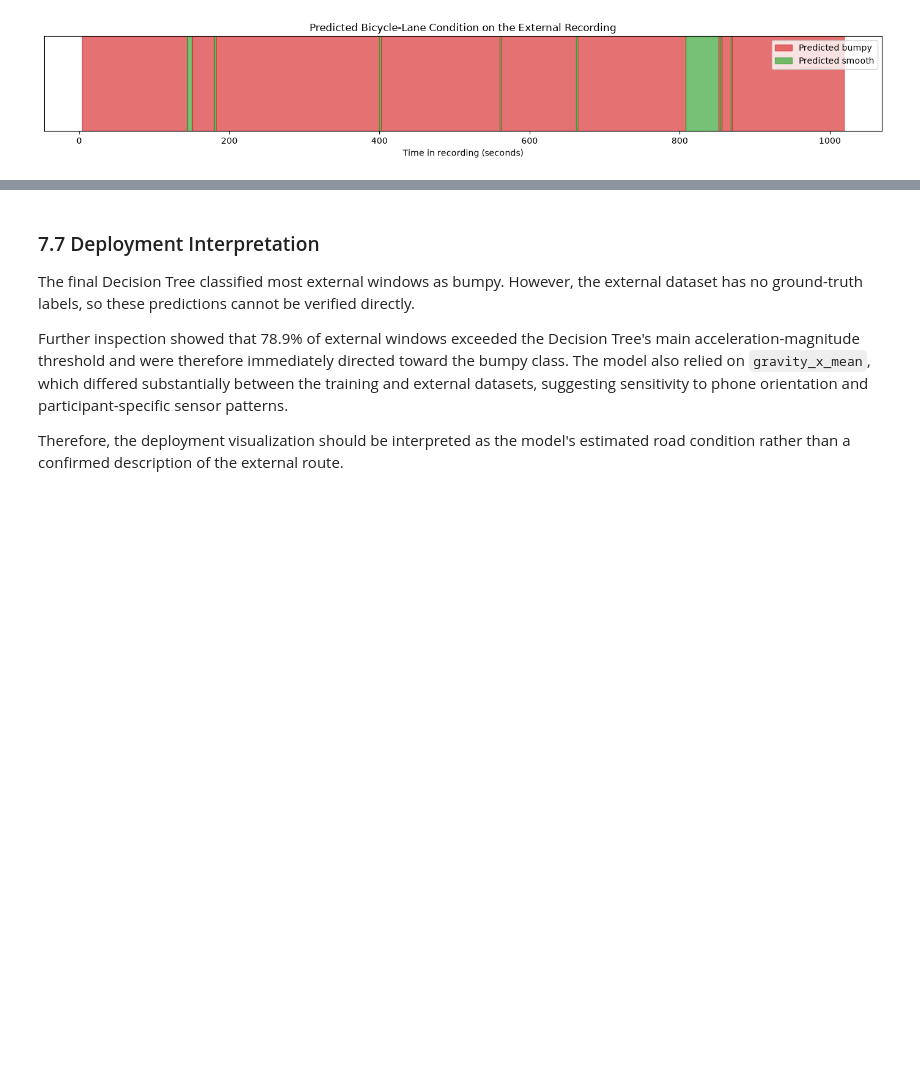
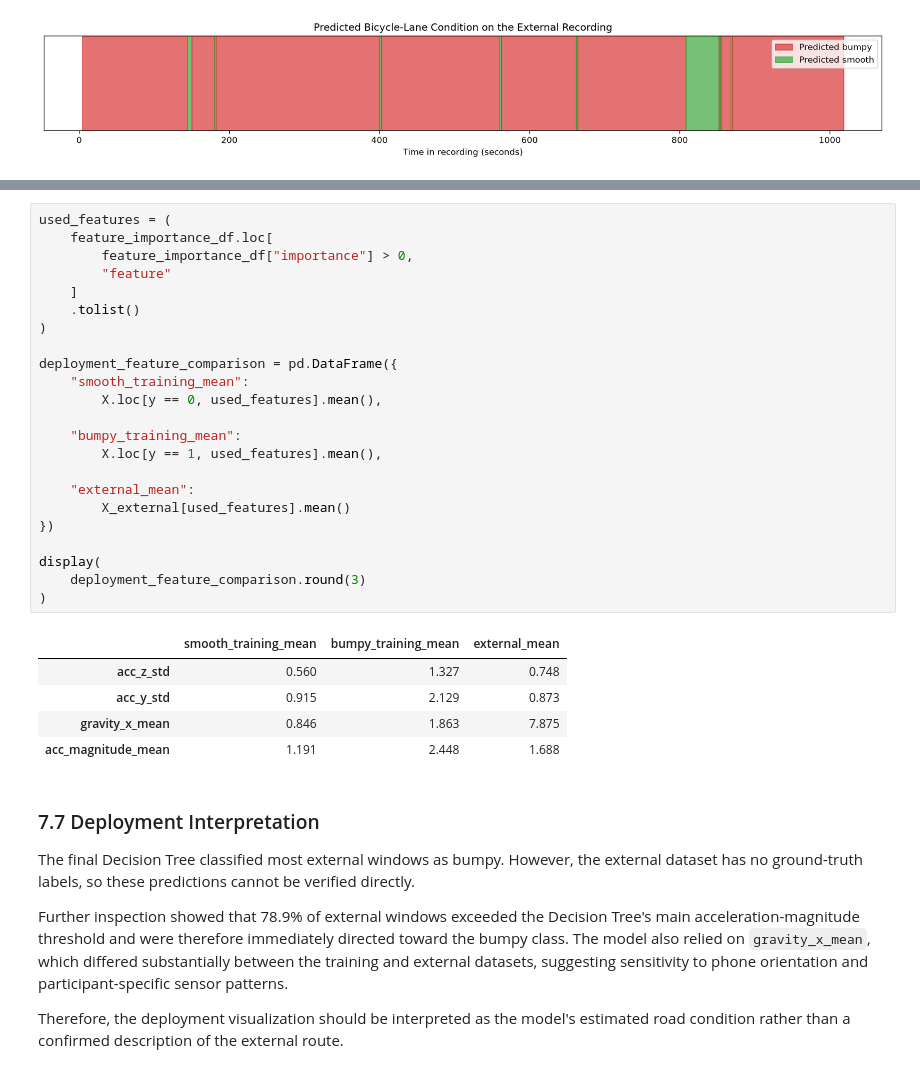
Before and after one commit to xinran-2/Pavement-smoothness-detection-model, a Jupyter notebook: notebooks/Project_pipeline.ipynb, the cells around one changed output, grey strips where cells are left out. Cells and saved outputs as stored; diff of their text form; blank space fills up the shorter version.

```diff
--- a/notebooks/Project_pipeline.ipynb
+++ b/notebooks/Project_pipeline.ipynb
@@ -2460,3 +2727,32 @@ plt.show()
+# %%
+used_features = (
+    feature_importance_df.loc[
+        feature_importance_df["importance"] > 0,
+        "feature"
+    ]
+    .tolist()
+)
+
+deployment_feature_comparison = pd.DataFrame({
+    "smooth_training_mean":
+        X.loc[y == 0, used_features].mean(),
+
+    "bumpy_training_mean":
+        X.loc[y == 1, used_features].mean(),
+
+    "external_mean":
+        X_external[used_features].mean()
+})
+
+display(
+    deployment_feature_comparison.round(3)
+)
+# %% [output]
+|  | smooth_training_mean | bumpy_training_mean | external_mean |
+| acc_z_std | 0.560 | 1.327 | 0.748 |
+| acc_y_std | 0.915 | 2.129 | 0.873 |
+| gravity_x_mean | 0.846 | 1.863 | 7.875 |
+| acc_magnitude_mean | 1.191 | 2.448 | 1.688 |
 # %% [markdown]
 ### 7.7 Deployment Interpretation
 
```
Also changed, not shown: parts of 19 cells of this notebook.
